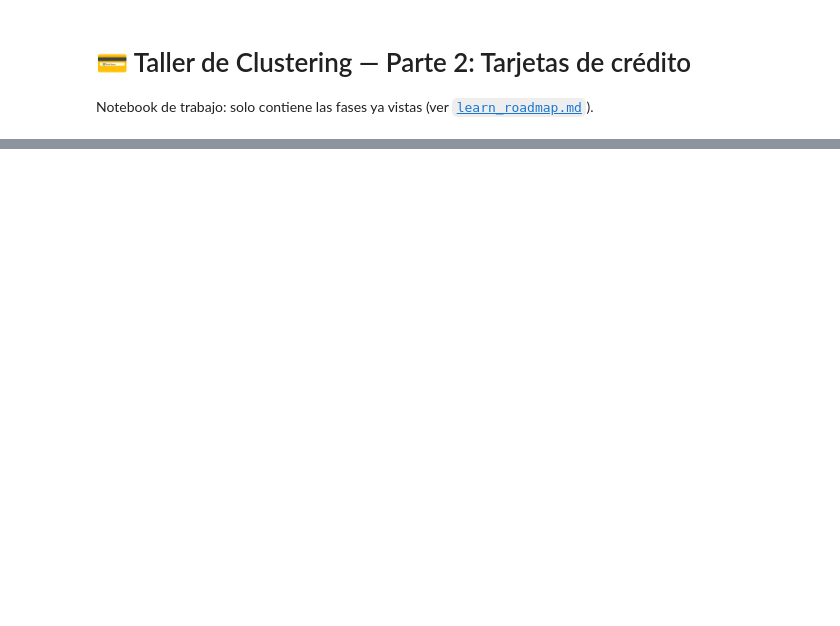
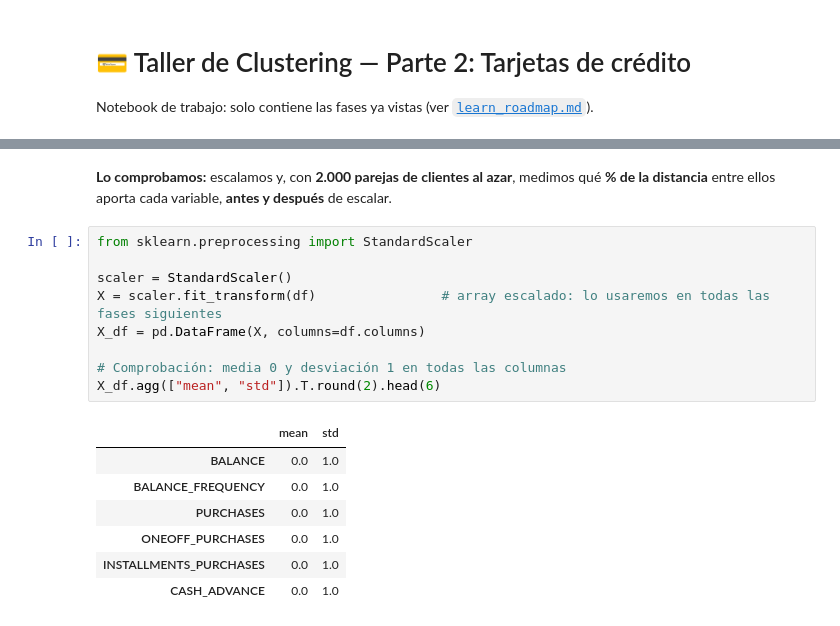
Before and after one commit to IA-P1-BCN/juanCarlos-investigacion-clustering, a Jupyter notebook: workshop-tarjetas.ipynb, the cells around one changed output, grey strips where cells are left out. Cells and saved outputs as stored; diff of their text form; blank space fills up the shorter version.

```diff
--- a/workshop-tarjetas.ipynb
+++ b/workshop-tarjetas.ipynb
@@ -203,0 +167,19 @@ dtype: int64
+# %% [markdown]
+**Lo comprobamos:** escalamos y, con **2.000 parejas de clientes al azar**, medimos qué **% de la distancia** entre ellos aporta cada variable, **antes y después** de escalar.
+# %%
+from sklearn.preprocessing import StandardScaler
+
+scaler = StandardScaler()
+X = scaler.fit_transform(df)                # array escalado: lo usaremos en todas las fases siguientes
+X_df = pd.DataFrame(X, columns=df.columns)
+
+# Comprobación: media 0 y desviación 1 en todas las columnas
+X_df.agg(["mean", "std"]).T.round(2).head(6)
+# %% [output]
+|  | mean | std |
+| BALANCE | 0.0 | 1.0 |
+| BALANCE_FREQUENCY | 0.0 | 1.0 |
+| PURCHASES | 0.0 | 1.0 |
+| ONEOFF_PURCHASES | 0.0 | 1.0 |
+| INSTALLMENTS_PURCHASES | 0.0 | 1.0 |
+| CASH_ADVANCE | 0.0 | 1.0 |
```
Also changed, not shown: parts of 31 cells of this notebook, 4 other files.
